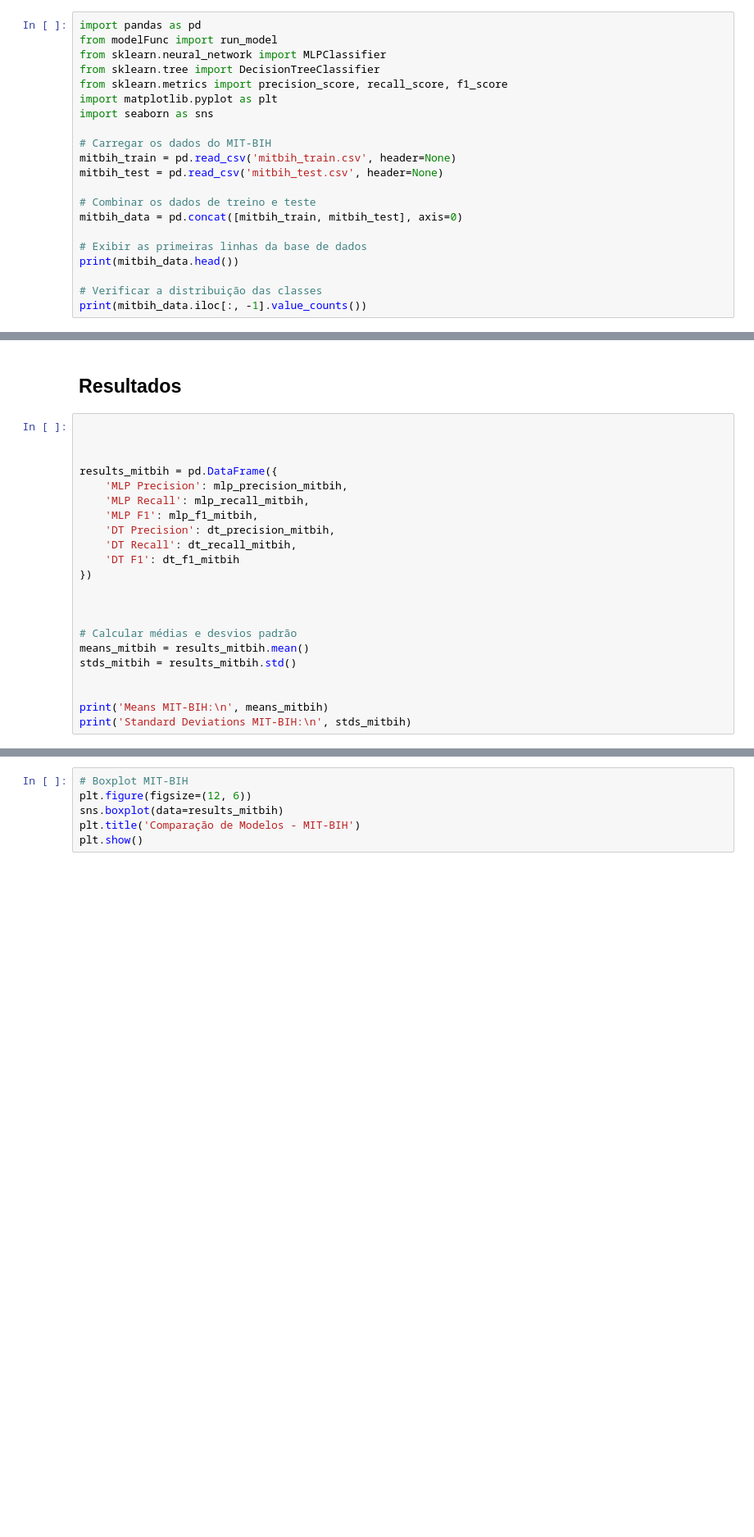
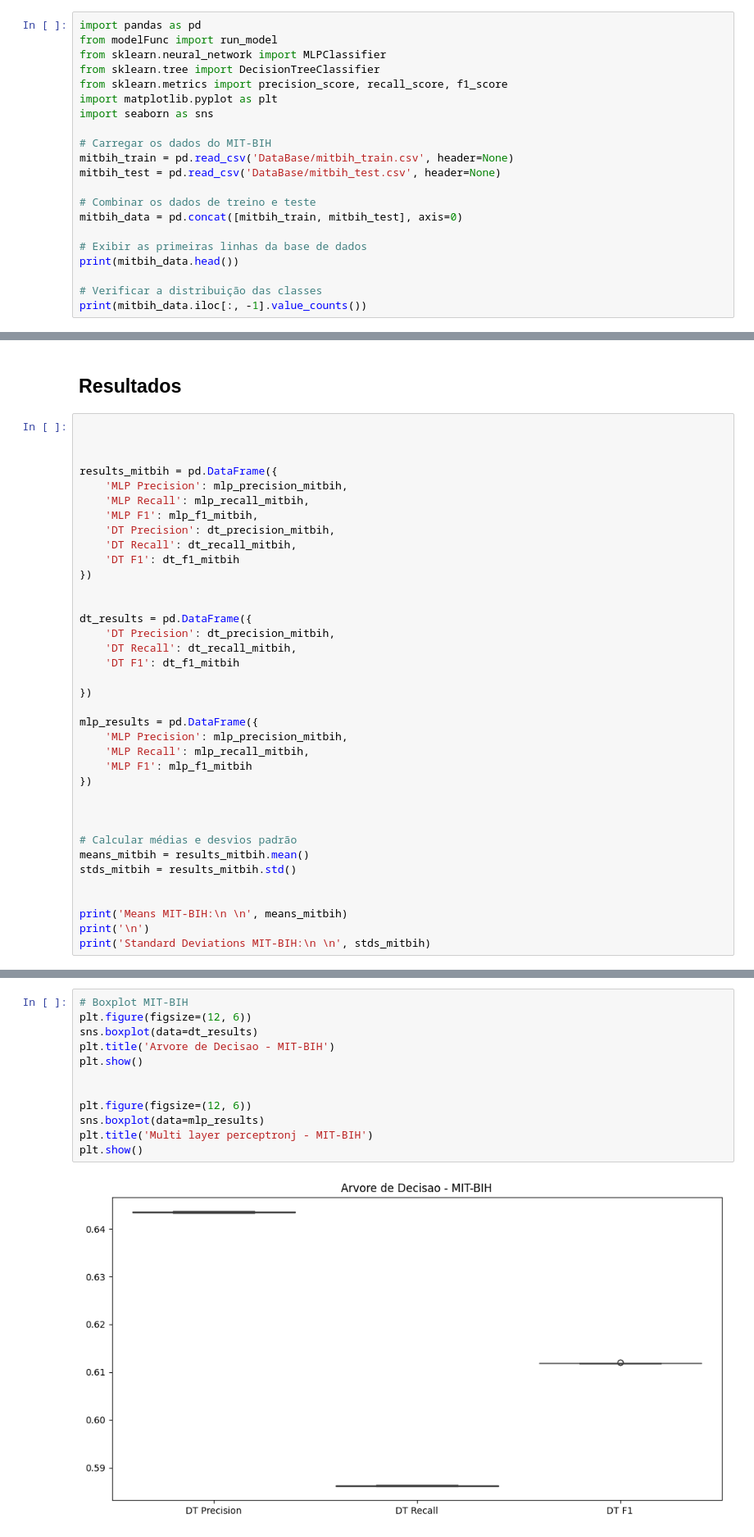
Before and after one commit to Igor-C-Assuncao/Machine_learning_ECG_Heartbeat-_Categorization, a Jupyter notebook: model.ipynb, the cells around one changed output, grey strips where cells are left out. Shown: that part at 82% size. Cells and saved outputs as stored; diff of their text form; blank space fills up the shorter version.

```diff
--- a/model.ipynb
+++ b/model.ipynb
@@ -8,8 +8,8 @@ import matplotlib.pyplot as plt
 import seaborn as sns
 
 # Carregar os dados do MIT-BIH
-mitbih_train = pd.read_csv('mitbih_train.csv', header=None)
-mitbih_test = pd.read_csv('mitbih_test.csv', header=None)
+mitbih_train = pd.read_csv('DataBase/mitbih_train.csv', header=None)
+mitbih_test = pd.read_csv('DataBase/mitbih_test.csv', header=None)
 
 # Combinar os dados de treino e teste
 mitbih_data = pd.concat([mitbih_train, mitbih_test], axis=0)
@@ -48,11 +93,26 @@ results_mitbih = pd.DataFrame({
 })
 
 
+dt_results = pd.DataFrame({
+    'DT Precision': dt_precision_mitbih,
+    'DT Recall': dt_recall_mitbih,
+    'DT F1': dt_f1_mitbih
+
+})
+
+mlp_results = pd.DataFrame({
+    'MLP Precision': mlp_precision_mitbih,
+    'MLP Recall': mlp_recall_mitbih,
+    'MLP F1': mlp_f1_mitbih
+})
+
+
 
 # Calcular médias e desvios padrão
 means_mitbih = results_mitbih.mean()
 stds_mitbih = results_mitbih.std()
 
 
-print('Means MIT-BIH:\n', means_mitbih)
-print('Standard Deviations MIT-BIH:\n', stds_mitbih)
+print('Means MIT-BIH:\n \n', means_mitbih)
+print('\n')
+print('Standard Deviations MIT-BIH:\n \n', stds_mitbih)
@@ -59,6 +140,14 @@ print('Standard Deviations MIT-BIH:\n', stds_mitbih)
 # %%
 # Boxplot MIT-BIH
 plt.figure(figsize=(12, 6))
-sns.boxplot(data=results_mitbih)
-plt.title('Comparação de Modelos - MIT-BIH')
+sns.boxplot(data=dt_results)
+plt.title('Arvore de Decisao - MIT-BIH')
 plt.show()
+
+
+plt.figure(figsize=(12, 6))
+sns.boxplot(data=mlp_results)
+plt.title('Multi layer perceptronj - MIT-BIH')
+plt.show()
+# %% [output]
+[figure, added]
```
Also changed, not shown: parts of 8 cells of this notebook, 4 other files.
